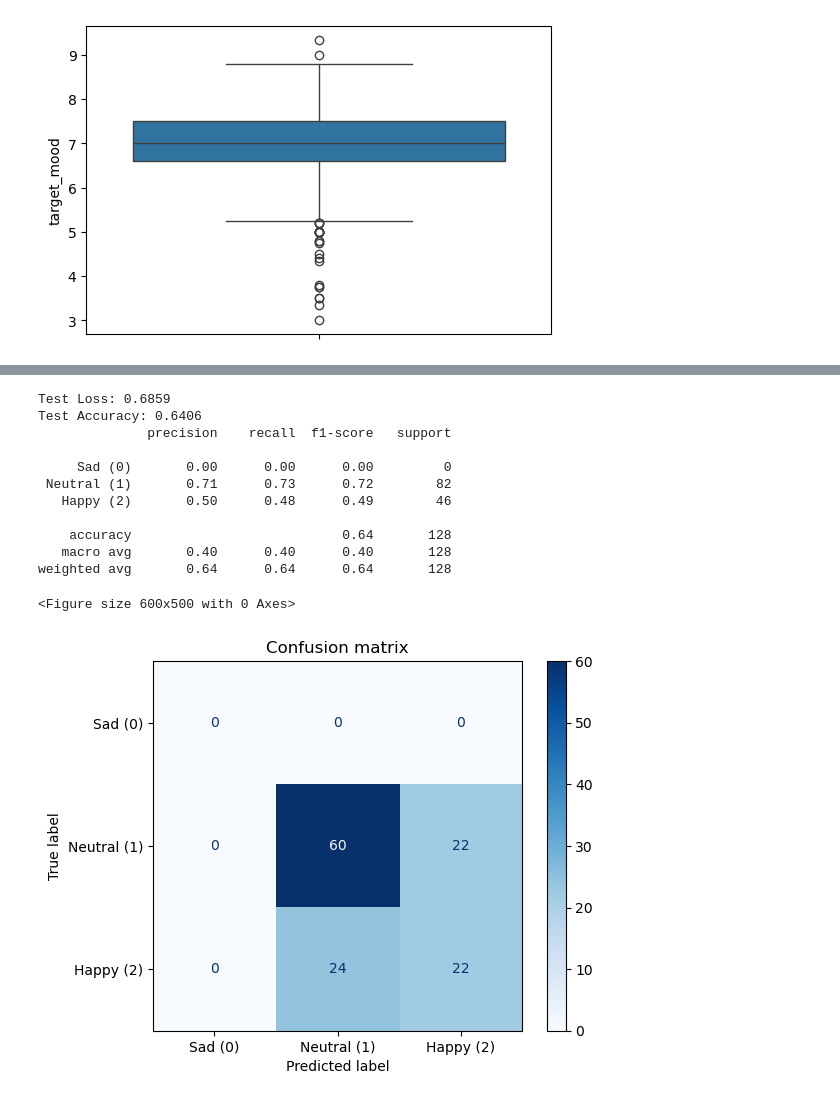
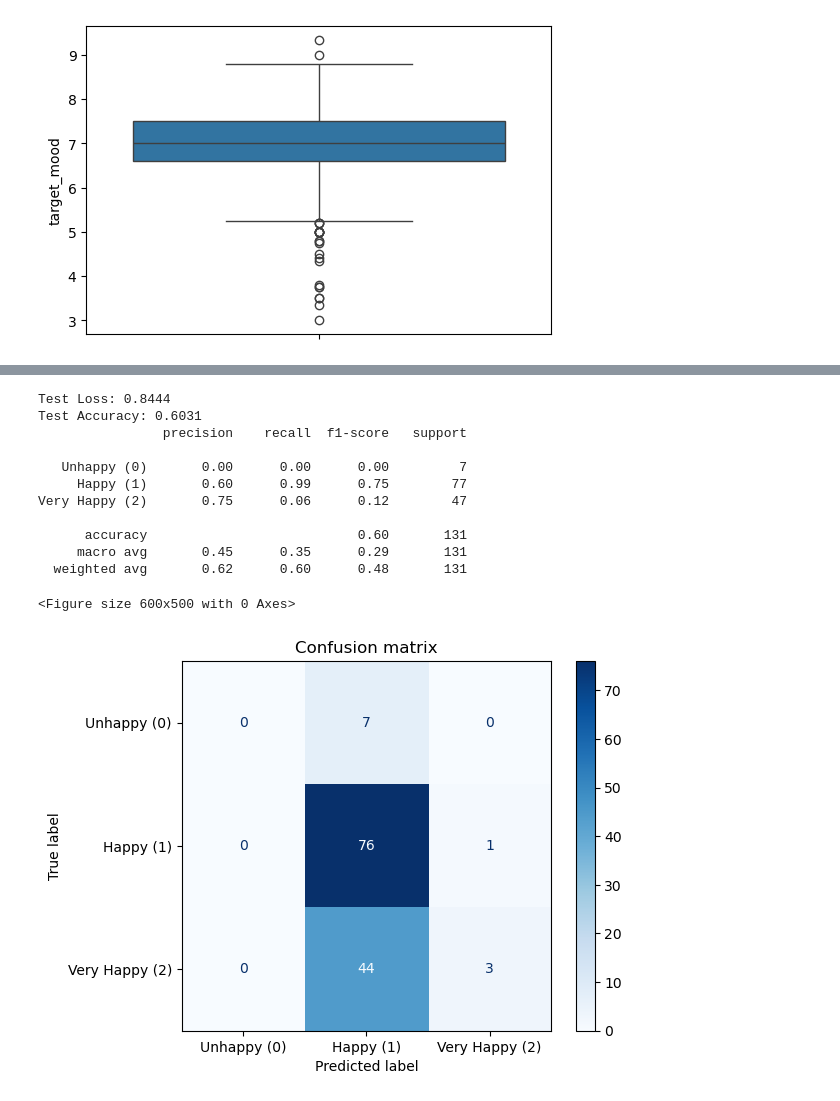
Before and after one commit to youpze/Data-Mining, a Jupyter notebook: LSTM.ipynb, the cells around one changed output, grey strips where cells are left out. Saved outputs shown, nothing was run; the diff lists cells and outputs as text; code cells hidden in the pictures.

Commit message:
Newest version with updated classes

```diff
--- a/LSTM.ipynb
+++ b/LSTM.ipynb
@@ -110,14 +111,15 @@ IQR: 0.9000
 [figure]
 # %%
 def map_mood_to_class(mood):
-    if mood <= 4:
-        return 0  # sad
+    if mood <= 5.5:
+        return 0  # Unhappy
     elif mood <= 7:
-        return 1  # neutral
+        return 1  # Happy
     else:
-        return 2  # happy
+        return 2  # Very happy
 
 #create new categrocal target value
 df["mood_class"] = df["target_mood"].apply(map_mood_to_class)
 
 df['mood_class'].value_counts(dropna=False).sort_index()
+num_classes = 3
@@ -133,7 +129,7 @@ train_names = list_names[:21]
 val_names = list_names[21:24]
 test_names = list_names[24:27]
 # %%
-window_size = 4 # parameter - Defines the size of the sliding window (number of consecutive days) for creating sequences.
+window_size = 3 # parameter - Defines the size of the sliding window (number of consecutive days) for creating sequences.
 X_all = [] # Initialize an empty list to store all feature sequences.
 y_all = [] # Initialize an empty list to store all target mood classes.
 subject_seq_ids = [] # Initialize an empty list to store the subject ID for each sequence.
@@ -209,7 +205,7 @@ tuner = kt.RandomSearch(
     max_trials=50,
     directory="my_dir",
     project_name="nn_tuning"
-    #,overwrite=True
+   , overwrite=True
 )
 
 stop_early = tf.keras.callbacks.EarlyStopping(monitor='val_loss', patience=3)
@@ -267,38 +266,38 @@ y_pred = np.argmax(y_pred_probs, axis=1)
 # %%
 expected_labels = [0, 1, 2]
-target_names = ['Sad (0)', 'Neutral (1)', 'Happy (2)']
+target_names = ['Unhappy (0)', 'Happy (1)', 'Very Happy (2)']
 
 # Evaluating the code using X_test and y_test_cat
 loss, acc = best_model.evaluate(X_test, y_test_cat, verbose=0) # Added verbose=0 to suppress output
 
 print(f"Test Loss: {loss:.4f}")
 print(f"Test Accuracy: {acc:.4f}")
 
 # Classification report
 print(classification_report(y_true, y_pred,
                             labels=expected_labels,
                             target_names=target_names,
                             zero_division=0))
 
 # Confusion matrix
 cm = confusion_matrix(y_true, y_pred, labels=expected_labels)
 disp = ConfusionMatrixDisplay(confusion_matrix=cm, display_labels=target_names)
 
 plt.figure(figsize=(6, 5))
 disp.plot(cmap='Blues', values_format='d')
 plt.title("Confusion matrix")
 plt.show()
 # %% [output]
-Test Loss: 0.6859
-Test Accuracy: 0.6406
-              precision    recall  f1-score   support
+Test Loss: 0.8444
+Test Accuracy: 0.6031
+                precision    recall  f1-score   support
 
-     Sad (0)       0.00      0.00      0.00         0
- Neutral (1)       0.71      0.73      0.72        82
-   Happy (2)       0.50      0.48      0.49        46
+   Unhappy (0)       0.00      0.00      0.00         7
+     Happy (1)       0.60      0.99      0.75        77
+Very Happy (2)       0.75      0.06      0.12        47
 
-    accuracy                           0.64       128
-   macro avg       0.40      0.40      0.40       128
-weighted avg       0.64      0.64      0.64       128
+      accuracy                           0.60       131
+     macro avg       0.45      0.35      0.29       131
+  weighted avg       0.62      0.60      0.48       131
 <Figure size 600x500 with 0 Axes>
-[figure, old version]
+[figure, new version]
```
Also changed, not shown: parts of 7 cells of this notebook.
